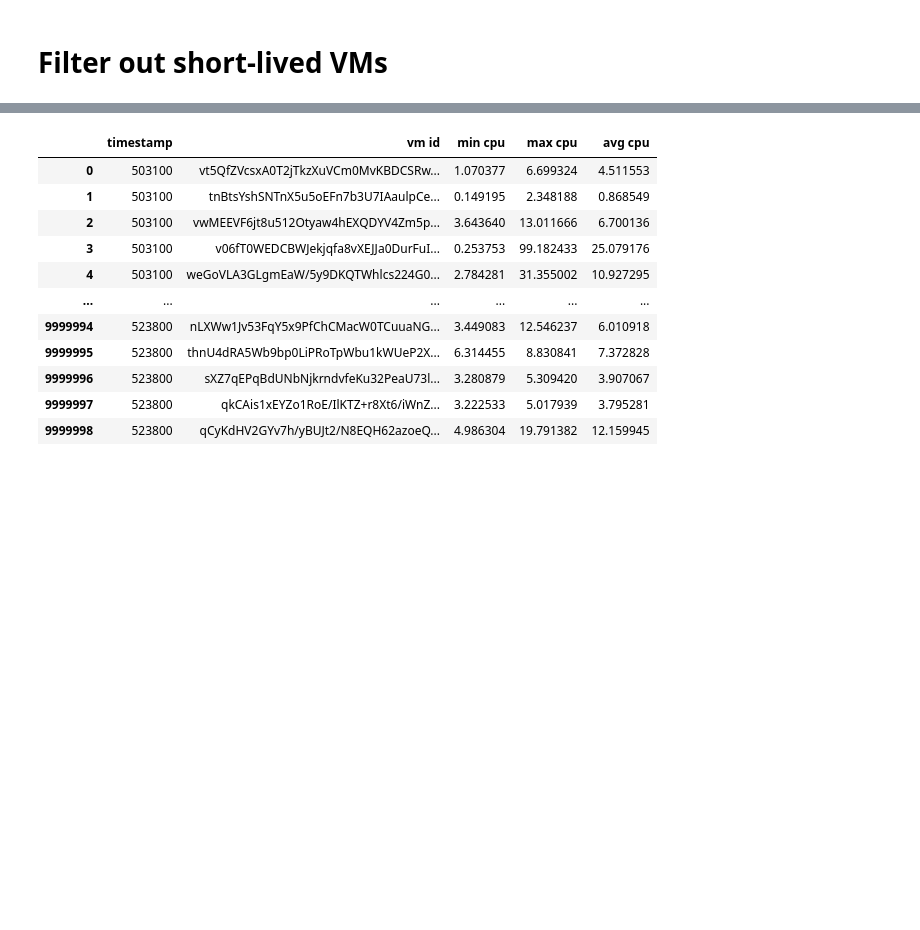
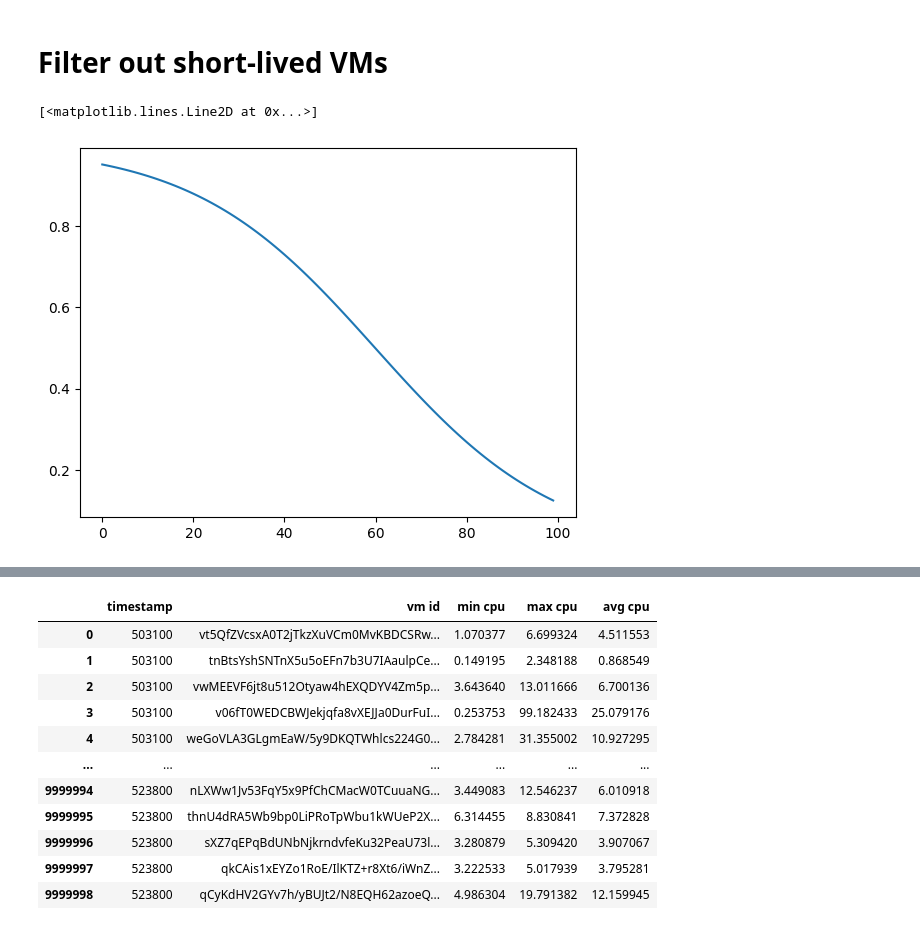
Before and after one commit to lsh950919/cloud_project, a Jupyter notebook: preprocess.ipynb, the cells around one changed output, grey strips where cells are left out. Drawn from its saved outputs; the diff is of its cells as text; code cells hidden in the pictures; blank space fills up the shorter version.

```diff
--- a/preprocess.ipynb
+++ b/preprocess.ipynb
@@ -31,4 +36,12 @@ data/vm_cpu_readings-file-61-of-125.csv.gz
 gzip: data/vm_cpu_readings-file-61-of-125.csv.gz: invalid compressed data--format violated
 # %% [markdown]
 # Filter out short-lived VMs
+# %%
+sigmoid = lambda x, y: y / (y + np.exp(x / y))
+# %%
+import matplotlib.pyplot as plt
+plt.plot([sigmoid(x, 20) for x in range(0, 100)])
+# %% [output]
+[<matplotlib.lines.Line2D at 0x...>]
+[figure, added]
 # %%
```
Also changed, not shown: parts of 6 cells of this notebook, 2 other files.
